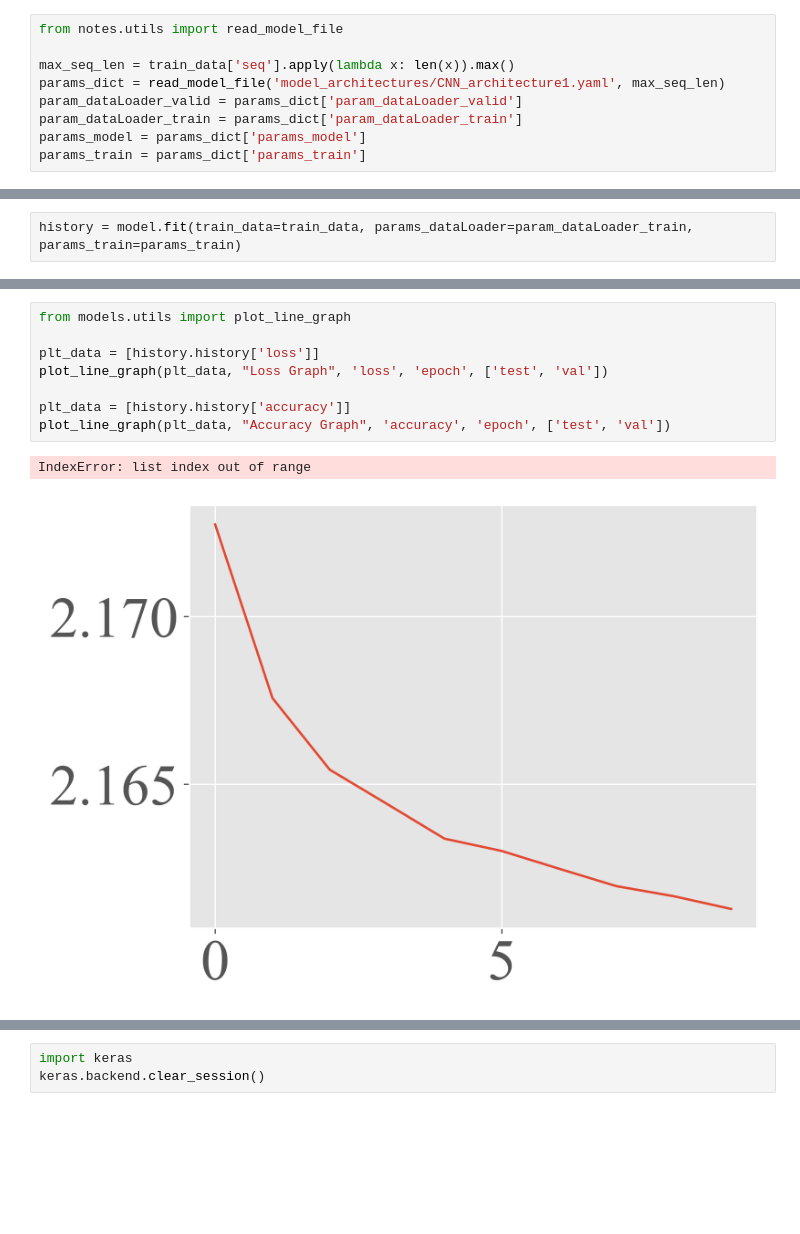
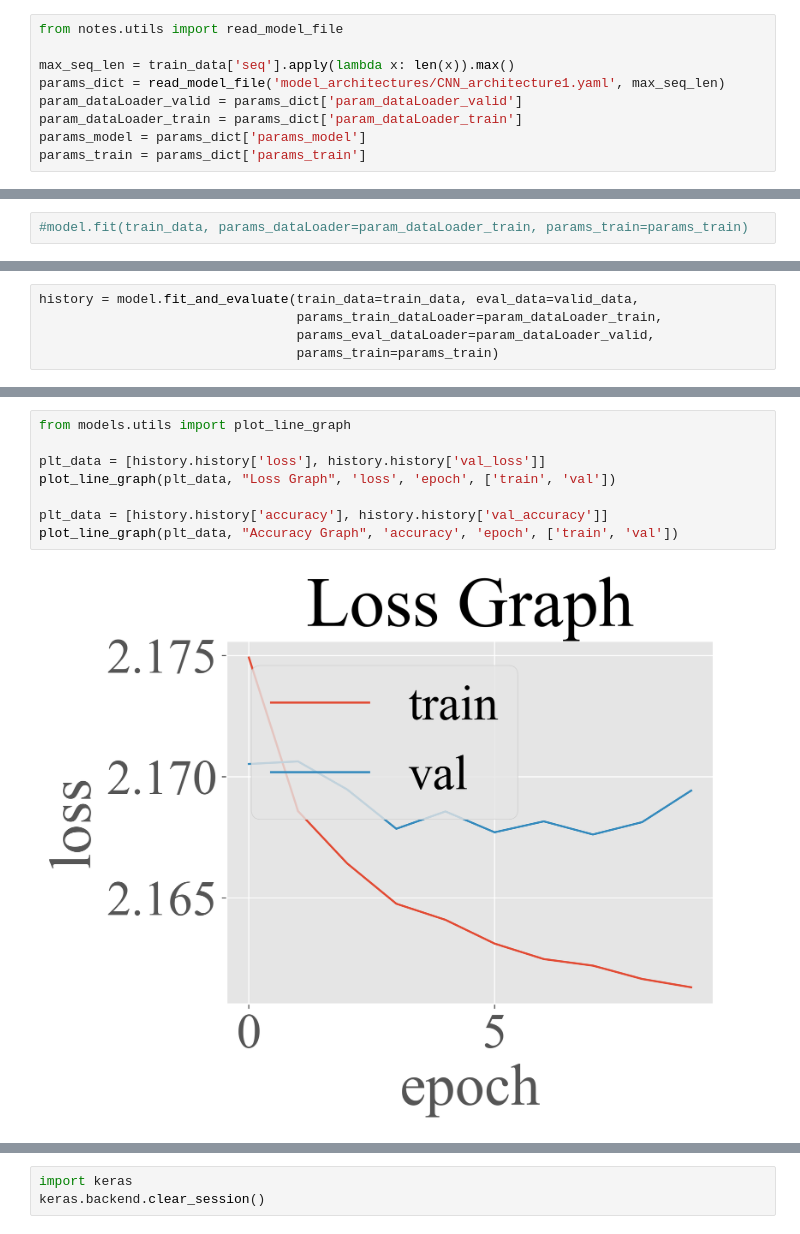
Before and after one commit to Tralius/rna-localization, a Jupyter notebook: dataPipeline_CustomCNN.ipynb, the cells around one changed output, grey strips where cells are left out. Saved outputs shown, nothing was run; the diff lists cells and outputs as text; blank space fills up the shorter version.

```diff
--- a/dataPipeline_CustomCNN.ipynb
+++ b/dataPipeline_CustomCNN.ipynb
@@ -100,4 +100,4 @@ Trainable params: 2,953
 Non-trainable params: 0
 _________________________________________________________________
 # %%
-history = model.fit(train_data=train_data, params_dataLoader=param_dataLoader_train, params_train=params_train)
+#model.fit(train_data, params_dataLoader=param_dataLoader_train, params_train=params_train)
@@ -155,0 +104,5 @@ array([[0.1448117 , 0.09565755, 0.11976136, ..., 0.11977547, 0.1099736 ,
+# %%
+history = model.fit_and_evaluate(train_data=train_data, eval_data=valid_data,
+                                 params_train_dataLoader=param_dataLoader_train,
+                                 params_eval_dataLoader=param_dataLoader_valid,
+                                 params_train=params_train)
@@ -156,11 +134,10 @@ array([[0.1448117 , 0.09565755, 0.11976136, ..., 0.11977547, 0.1099736 ,
 # %%
 from models.utils import plot_line_graph
 
-plt_data = [history.history['loss']]
-plot_line_graph(plt_data, "Loss Graph", 'loss', 'epoch', ['test', 'val'])
+plt_data = [history.history['loss'], history.history['val_loss']]
+plot_line_graph(plt_data, "Loss Graph", 'loss', 'epoch', ['train', 'val'])
 
-plt_data = [history.history['accuracy']]
-plot_line_graph(plt_data, "Accuracy Graph", 'accuracy', 'epoch', ['test', 'val'])
+plt_data = [history.history['accuracy'], history.history['val_accuracy']]
+plot_line_graph(plt_data, "Accuracy Graph", 'accuracy', 'epoch', ['train', 'val'])
 # %% [output]
-IndexError: list index out of range
-[figure, old version]
+[figure, new version]
```
Also changed, not shown: parts of 7 cells of this notebook, 7 other files.
